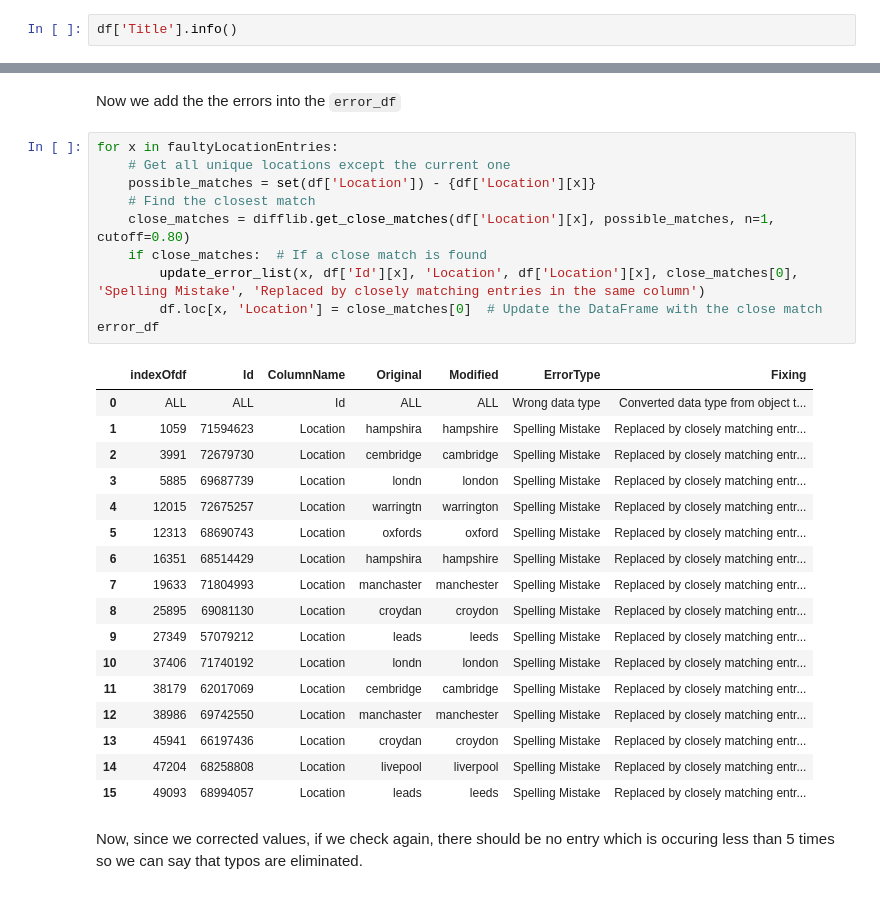
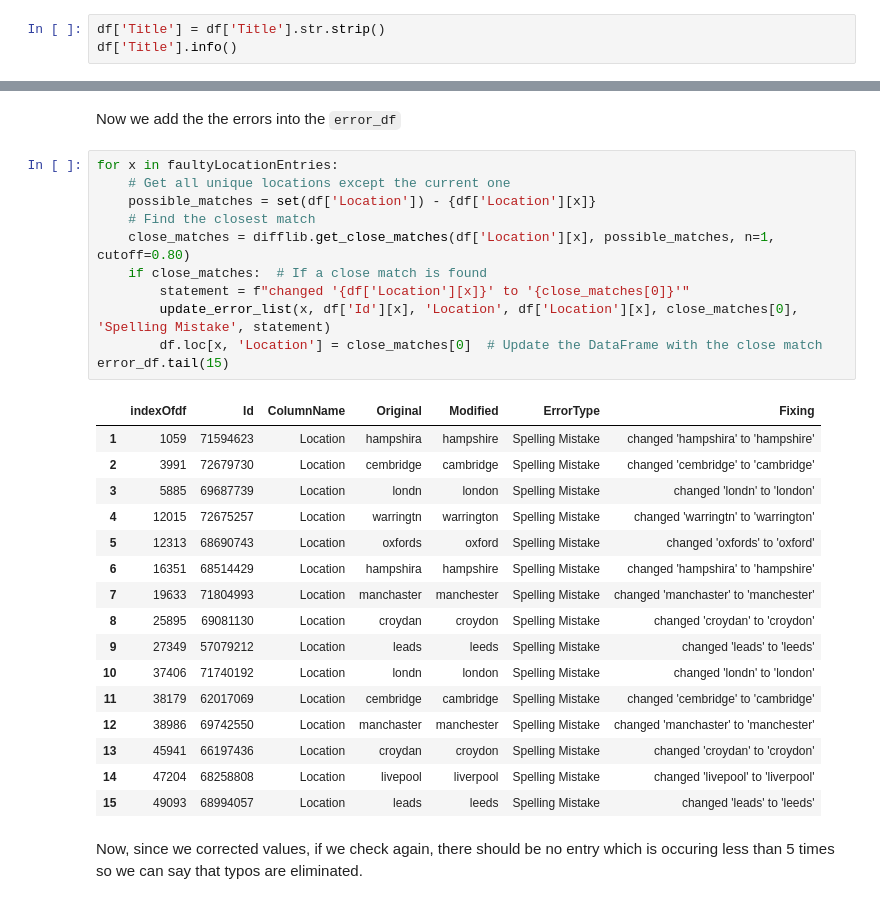
Before and after one commit to ayushpatel2002/Data-cleansing-and-modelling, a Jupyter notebook: s3891013_task1_2.ipynb, the cells around one changed output, grey strips where cells are left out. Cells and saved outputs as stored; diff of their text form.

```diff
--- a/s3891013_task1_2.ipynb
+++ b/s3891013_task1_2.ipynb
@@ -247,6 +247,7 @@ error_df
 # %% [markdown]
 <h2 style = 'color: Turquoise'>Title Column</h2>
 # %%
+df['Title'] = df['Title'].str.strip()
 df['Title'].info()
 # %% [output]
 <class 'pandas.core.series.Series'>
@@ -330,31 +342,31 @@ Now we add the the errors into the `error_df`
 # %%
 for x in faultyLocationEntries:
     # Get all unique locations except the current one
     possible_matches = set(df['Location']) - {df['Location'][x]}
     # Find the closest match
     close_matches = difflib.get_close_matches(df['Location'][x], possible_matches, n=1, cutoff=0.80)
     if close_matches:  # If a close match is found
-        update_error_list(x, df['Id'][x], 'Location', df['Location'][x], close_matches[0], 'Spelling Mistake', 'Replaced by closely matching entries in the same column')
+        statement = f"changed '{df['Location'][x]}' to '{close_matches[0]}'"
+        update_error_list(x, df['Id'][x], 'Location', df['Location'][x], close_matches[0], 'Spelling Mistake', statement)
         df.loc[x, 'Location'] = close_matches[0]  # Update the DataFrame with the close match
-error_df
+error_df.tail(15)
 # %% [output]
 |  | indexOfdf | Id | ColumnName | Original | Modified | ErrorType | Fixing |
-| 0 | ALL | ALL | Id | ALL | ALL | Wrong data type | Converted data type from object t... |
-| 1 | 1059 | 71594623 | Location | hampshira | hampshire | Spelling Mistake | Replaced by closely matching entr... |
-| 2 | 3991 | 72679730 | Location | cembridge | cambridge | Spelling Mistake | Replaced by closely matching entr... |
-| 3 | 5885 | 69687739 | Location | londn | london | Spelling Mistake | Replaced by closely matching entr... |
-| 4 | 12015 | 72675257 | Location | warringtn | warrington | Spelling Mistake | Replaced by closely matching entr... |
-| 5 | 12313 | 68690743 | Location | oxfords | oxford | Spelling Mistake | Replaced by closely matching entr... |
-| 6 | 16351 | 68514429 | Location | hampshira | hampshire | Spelling Mistake | Replaced by closely matching entr... |
-| 7 | 19633 | 71804993 | Location | manchaster | manchester | Spelling Mistake | Replaced by closely matching entr... |
-| 8 | 25895 | 69081130 | Location | croydan | croydon | Spelling Mistake | Replaced by closely matching entr... |
-| 9 | 27349 | 57079212 | Location | leads | leeds | Spelling Mistake | Replaced by closely matching entr... |
-| 10 | 37406 | 71740192 | Location | londn | london | Spelling Mistake | Replaced by closely matching entr... |
-| 11 | 38179 | 62017069 | Location | cembridge | cambridge | Spelling Mistake | Replaced by closely matching entr... |
-| 12 | 38986 | 69742550 | Location | manchaster | manchester | Spelling Mistake | Replaced by closely matching entr... |
-| 13 | 45941 | 66197436 | Location | croydan | croydon | Spelling Mistake | Replaced by closely matching entr... |
-| 14 | 47204 | 68258808 | Location | livepool | liverpool | Spelling Mistake | Replaced by closely matching entr... |
-| 15 | 49093 | 68994057 | Location | leads | leeds | Spelling Mistake | Replaced by closely matching entr... |
+| 1 | 1059 | 71594623 | Location | hampshira | hampshire | Spelling Mistake | changed 'hampshira' to 'hampshire' |
+| 2 | 3991 | 72679730 | Location | cembridge | cambridge | Spelling Mistake | changed 'cembridge' to 'cambridge' |
+| 3 | 5885 | 69687739 | Location | londn | london | Spelling Mistake | changed 'londn' to 'london' |
+| 4 | 12015 | 72675257 | Location | warringtn | warrington | Spelling Mistake | changed 'warringtn' to 'warrington' |
+| 5 | 12313 | 68690743 | Location | oxfords | oxford | Spelling Mistake | changed 'oxfords' to 'oxford' |
+| 6 | 16351 | 68514429 | Location | hampshira | hampshire | Spelling Mistake | changed 'hampshira' to 'hampshire' |
+| 7 | 19633 | 71804993 | Location | manchaster | manchester | Spelling Mistake | changed 'manchaster' to 'manchester' |
+| 8 | 25895 | 69081130 | Location | croydan | croydon | Spelling Mistake | changed 'croydan' to 'croydon' |
+| 9 | 27349 | 57079212 | Location | leads | leeds | Spelling Mistake | changed 'leads' to 'leeds' |
+| 10 | 37406 | 71740192 | Location | londn | london | Spelling Mistake | changed 'londn' to 'london' |
+| 11 | 38179 | 62017069 | Location | cembridge | cambridge | Spelling Mistake | changed 'cembridge' to 'cambridge' |
+| 12 | 38986 | 69742550 | Location | manchaster | manchester | Spelling Mistake | changed 'manchaster' to 'manchester' |
+| 13 | 45941 | 66197436 | Location | croydan | croydon | Spelling Mistake | changed 'croydan' to 'croydon' |
+| 14 | 47204 | 68258808 | Location | livepool | liverpool | Spelling Mistake | changed 'livepool' to 'liverpool' |
+| 15 | 49093 | 68994057 | Location | leads | leeds | Spelling Mistake | changed 'leads' to 'leeds' |
 # %% [markdown]
 Now, since we corrected values, if we check again, there should be no entry which is occuring less than 5 times so we can say that typos are eliminated.
 # %%
```
Also changed, not shown: parts of 38 cells of this notebook, 4 other files.
